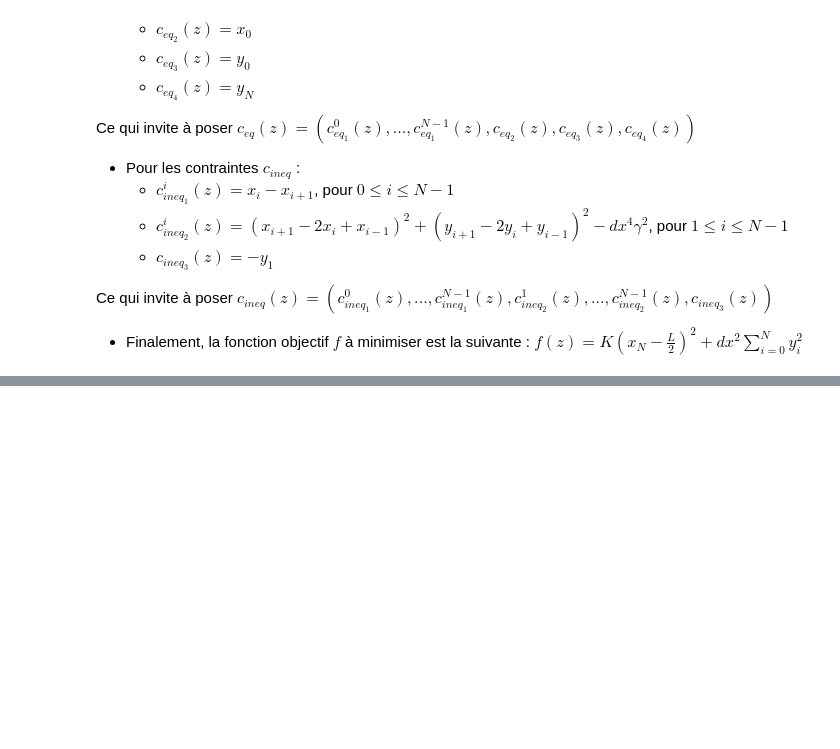
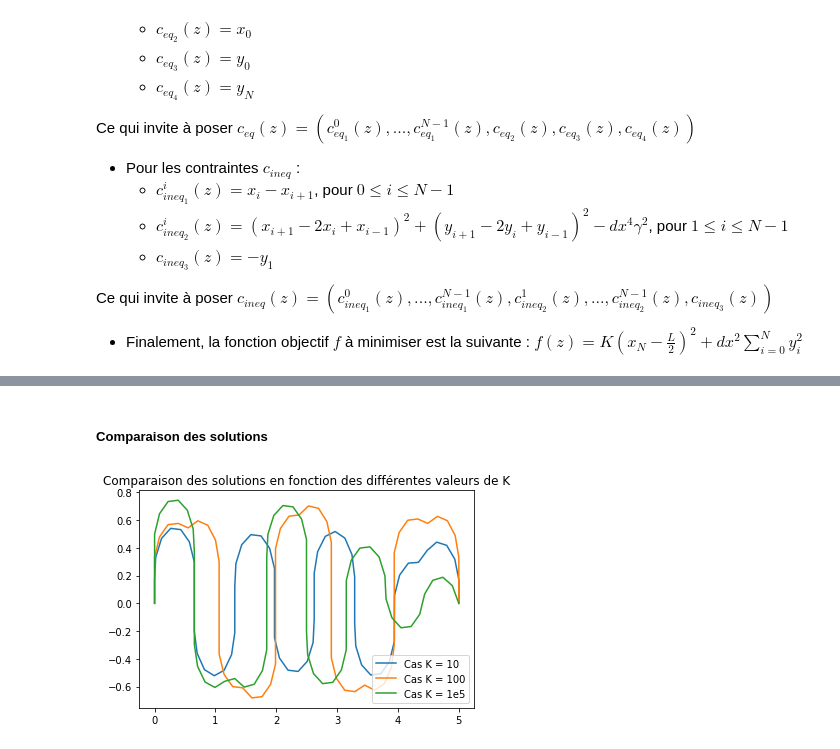
Before and after one commit to apierfitte/optimisation, a Jupyter notebook: projet_optim.ipynb, the cells around one changed output, grey strips where cells are left out. Cells and saved outputs as stored; diff of their text form; code cells hidden in the pictures; blank space fills up the shorter version.

```diff
--- a/projet_optim.ipynb
+++ b/projet_optim.ipynb
@@ -91,0 +235,13 @@ Problème de contrôle optimal... A bientôt et bon courage !
+# %% [markdown]
+##### Comparaison des solutions
+# %%
+plt.title("Comparaison des solutions en fonction des différentes valeurs de K")
+
+plt.plot(sol[0][:], sol[1][:], label="Cas K = 10")
+plt.plot(sol1[0][:], sol1[1][:], label="Cas K = 100")
+plt.plot(sol2[0][:], sol2[1][:], label="Cas K = 1e5")
+
+plt.legend()
+plt.show()
+# %% [output]
+[figure, added]
```
Also changed, not shown: parts of 75 cells of this notebook.
